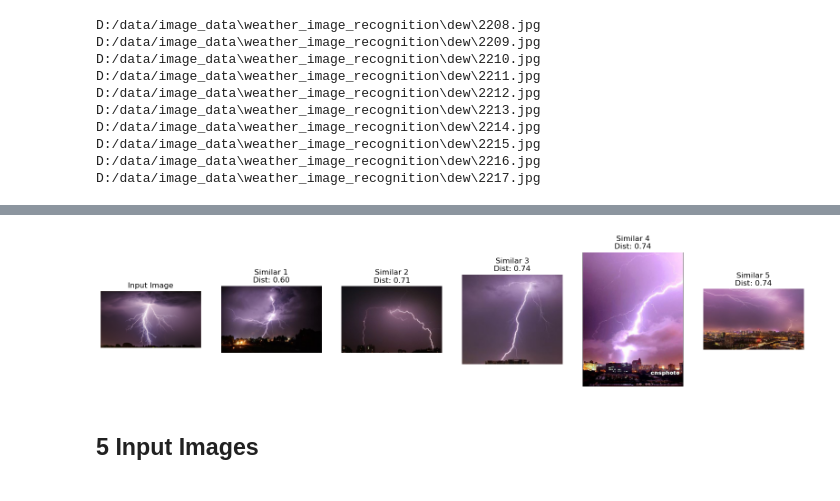
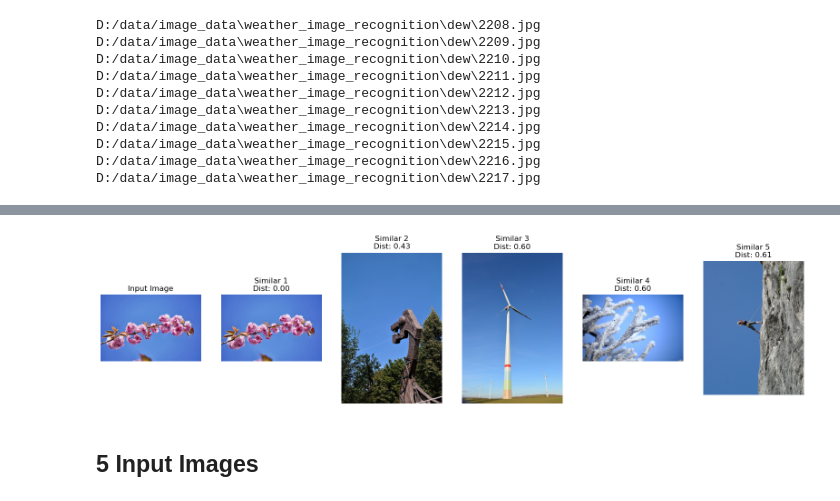
Before and after one commit to lucasthierry17/FindPicture, a Jupyter notebook: combined_histo_embedding.ipynb, the cells around one changed output, grey strips where cells are left out. Saved outputs shown, nothing was run; the diff lists cells and outputs as text; code cells hidden in the pictures.

```diff
--- a/combined_histo_embedding.ipynb
+++ b/combined_histo_embedding.ipynb
@@ -91,39 +70,3 @@ def find_similar_images(input_img_path, model, embeddings, image_paths, histogra
-# %%
-def find_similar_images(input_img_path, model, embeddings, image_paths, histograms, top_n_embeddings=1000, top_n_histograms=5):
-    # Step 1: Find similar images based on embeddings
-    input_embedding = embedding_resnet_final.extract_embedding(input_img_path, model)
-    if input_embedding is None:
-        print(f"Failed to extract embedding for input image: {input_img_path}")
-        return []
-
-    similarities = cosine_similarity([input_embedding], embeddings)[0]
-    indices = np.argsort(similarities)[::-1][:top_n_embeddings]  # top N closest images based on embeddings
-    closest_image_paths = [image_paths[i] for i in indices]
-    print(f"Embedding Similarities Calculated")
-    # Extract histograms for the closest images
-    closest_histograms = [histograms[path] for path in closest_image_paths if path in histograms]
-
-    # Load the input image
-    input_image = cv2.imread(input_img_path)
-    if input_image is None:
-        print(f"Failed to load input image: {input_img_path}")
-        return []
-
-    # Extract histogram for the input image
-    input_histogram = histograms_commented.calculate_histogram(input_image, "HSV")
-
-    # Step 2: Find similar images based on histograms among the closest ones
-    if input_histogram is None:
-        print(f"Failed to extract histogram for input image: {input_img_path}")
-        return []
-    print("Calculating Distances...")
-    histogram_similarities = pairwise_distances([input_histogram], closest_histograms, metric='euclidean')[0]
-    histogram_similarities = histogram_similarities / np.max(histogram_similarities)
-    print(f"histograms Similarities Calculated")
-    histogram_indices = np.argsort(histogram_similarities)[:top_n_histograms]
-    similar_images = [(closest_image_paths[i], histogram_similarities[i]) for i in histogram_indices]
-
-    return similar_images
 # %%
 def find_similar_images(input_img_path, model, embeddings, image_paths, histograms, top_n_embeddings=1000, top_n_histograms=5):
     """
@@ -186,7 +129,7 @@ def find_similar_images(input_img_path, model, embeddings, image_paths, histogra
     return similar_images
 # %%
 
-input_img_path = "blitz.jpg"
+input_img_path = "images/0898.png"
 similar_images = find_similar_images(input_img_path, model, embeddings, database_image_paths, histograms)
 #print("Plotting now similar images...")
 #print(similar_images)
@@ -197,7 +140,7 @@ histograms_commented.display_images(input_img_path, similar_images)
 1.0
 Top 5 histograms Similarities Calculated
 Showing Plot...
-[figure, old version]
+[figure, new version]
 # %% [markdown]
 ## 5 Input Images
 # %%
```
Also changed, not shown: parts of 5 cells of this notebook, 1 other file.
